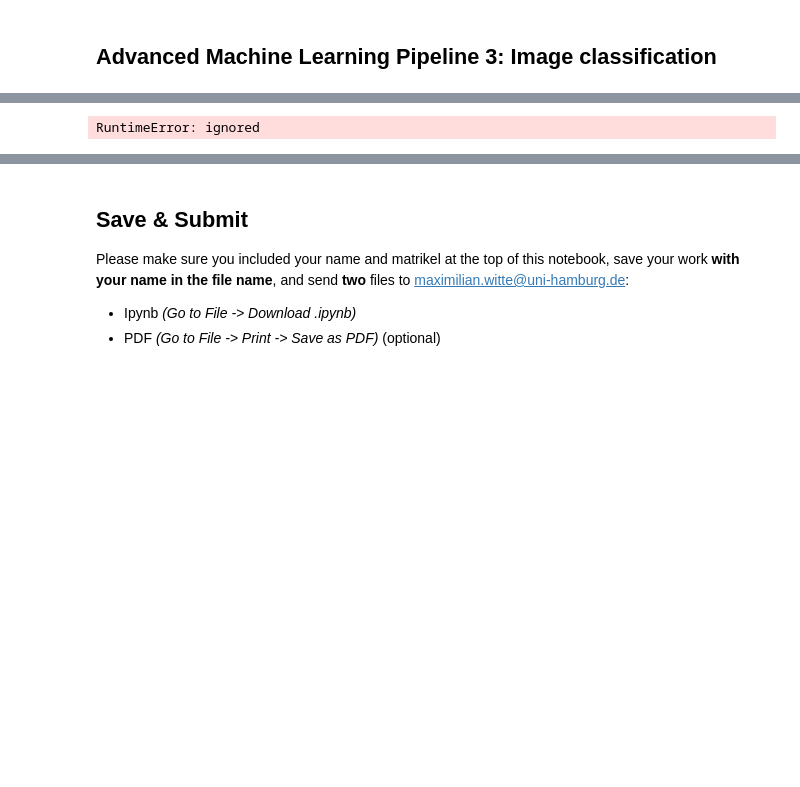
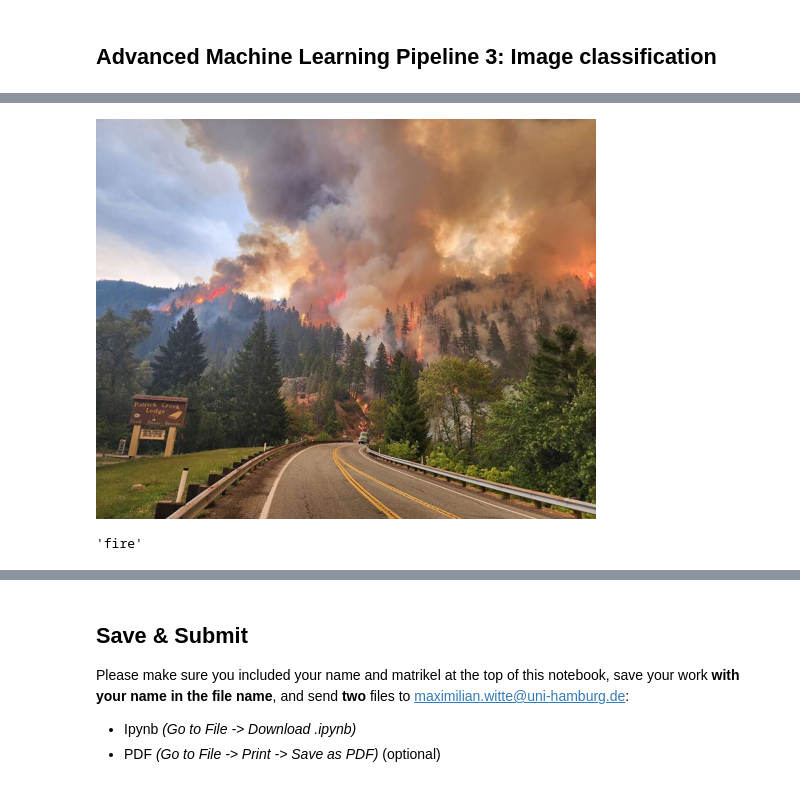
Before and after one commit to Maximilianwte/Data-Science-for-Customer-Insight, a Jupyter notebook: DataScience Introduction GRADED - DSCI.ipynb, the cells around one changed output, grey strips where cells are left out. Cells and saved outputs as stored; diff of their text form; code cells hidden in the pictures; blank space fills up the shorter version.

```diff
--- a/DataScience Introduction GRADED - DSCI.ipynb
+++ b/DataScience Introduction GRADED - DSCI.ipynb
@@ -564,11 +579,0 @@ trainer.evaluate()
-# %%
-# inference
-import requests
-from PIL import Image
-from io import BytesIO
-
-url = 'https://m.media-amazon.com/images/I/617TCyJEwyL._AC_UF1000,1000_QL80_.jpg'
-response = requests.get(url)
-img_data = BytesIO(response.content)
-img = Image.open(img_data).resize((300, 224))
-img
@@ -579,21 +595,23 @@ from transformers import AutoImageProcessor
 
 model_name_or_path = 'google/vit-base-patch16-224-in21k'
 image_processor = AutoImageProcessor.from_pretrained(model_name_or_path)
-# %%
-from transformers import AutoImageProcessor
-
-model_name_or_path = 'google/vit-base-patch16-224-in21k'
-image_processor = AutoImageProcessor.from_pretrained(model_name_or_path)
-
-inputs = image_processor(img, return_tensors="pt")
-inputs = {key: tensor.float() for key, tensor in inputs.items()}  # Convert input tensors to float32
-
-model = model.float()  # Convert model to float32
-
-with torch.no_grad():
-    logits = model(**inputs).logits
-
-predicted_label = logits.argmax(-1).item()
-print(model.config.id2label[predicted_label])
-# %% [output]
-RuntimeError: ignored
+# %%
+from PIL import Image
+import requests
+from io import BytesIO
+from IPython.display import display
+
+def predict_url(url):
+  response = requests.get(url)
+  img = Image.open(BytesIO(response.content)).resize((500, 400))
+  display(img)
+  inputs = image_processor(images=img, return_tensors="pt").to('cuda')
+  outputs = model(**inputs)
+  predicted_class_id = outputs.logits.argmax(-1).item()
+  predicted_class_label = model.config.id2label[str(predicted_class_id)]
+  return predicted_class_label
+# %%
+predict_url("https://s.hdnux.com/photos/01/34/12/77/24162255/5/1200x0.jpg")
+# %% [output]
+[figure, added]
+'fire'
```
Also changed, not shown: parts of 41 cells of this notebook.
